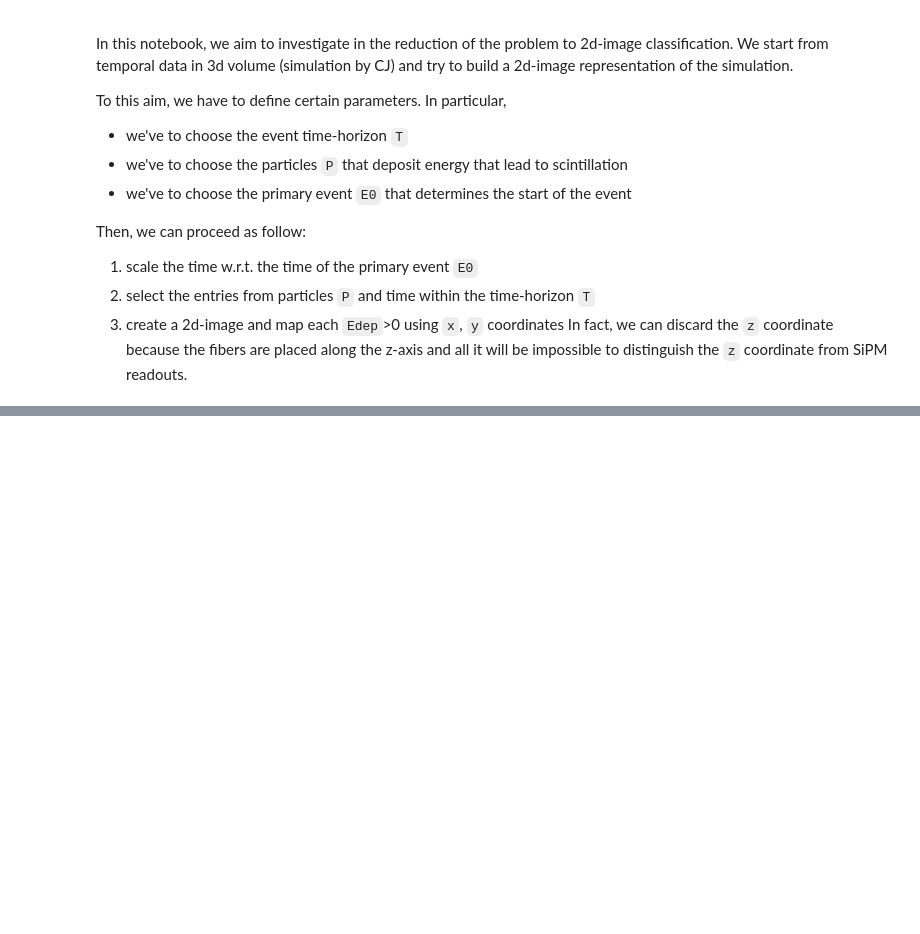
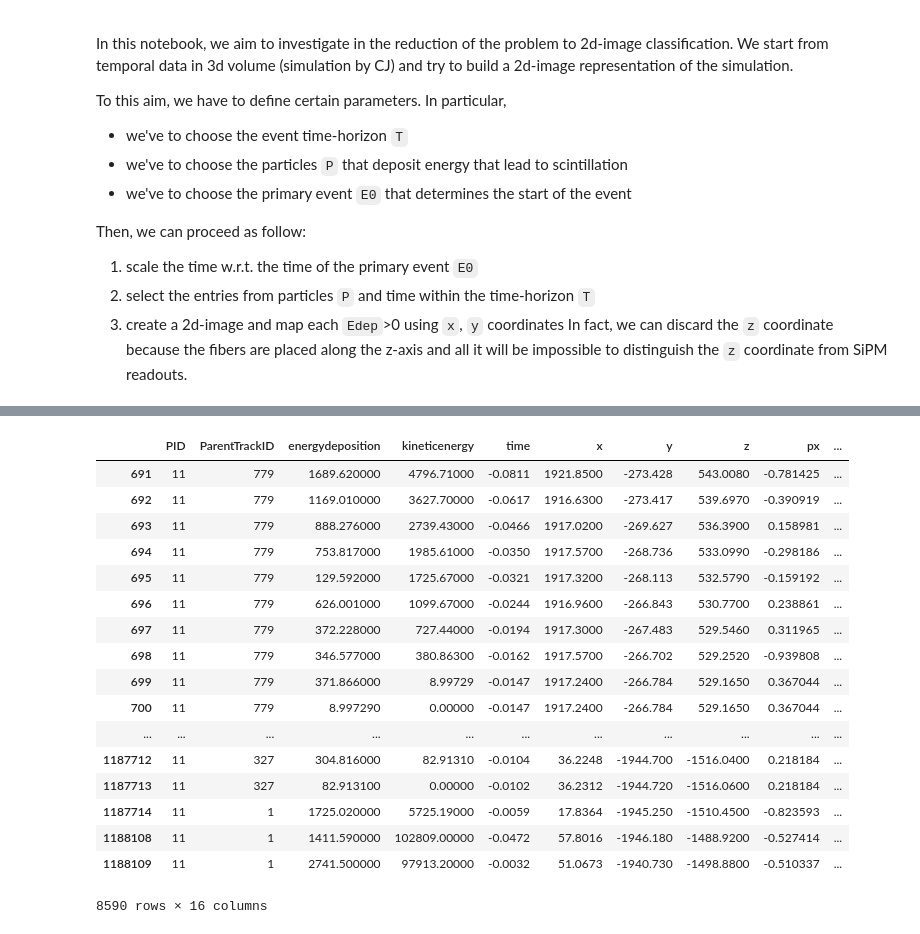
Before and after one commit to luigiberducci/ML4NP, a Jupyter notebook: Notebooks/simdata_in_2d_images.ipynb, the cells around one changed output, grey strips where cells are left out. Cells and saved outputs as stored; diff of their text form; code cells hidden in the pictures; blank space fills up the shorter version.

```diff
--- a/Notebooks/simdata_in_2d_images.ipynb
+++ b/Notebooks/simdata_in_2d_images.ipynb
@@ -41,0 +54,28 @@ It could be a good choice because there is any relation between the time of the
+# %%
+p_selection = df[(df.PID.isin([11,22])) & (df.energydeposition>0)].sort_values("time")
+
+primary = df[df.PID==13].sort_values("time").groupby("eventnumber").first().reset_index()
+primary_time = primary[["eventnumber", "time"]]
+
+p_selection = pd.merge(p_selection, primary_time, left_on="eventnumber", right_on="eventnumber", suffixes=("", "_m"))
+p_selection["time"] = p_selection["time"] - p_selection["time_m"]
+p_selection[p_selection.time<0]
+# %% [output]
+|  | PID | ParentTrackID | energydeposition | kineticenergy | time | x | y | z | px | ... |
+| 691 | 11 | 779 | 1689.620000 | 4796.71000 | -0.0811 | 1921.8500 | -273.428 | 543.0080 | -0.781425 | ... |
+| 692 | 11 | 779 | 1169.010000 | 3627.70000 | -0.0617 | 1916.6300 | -273.417 | 539.6970 | -0.390919 | ... |
+| 693 | 11 | 779 | 888.276000 | 2739.43000 | -0.0466 | 1917.0200 | -269.627 | 536.3900 | 0.158981 | ... |
+| 694 | 11 | 779 | 753.817000 | 1985.61000 | -0.0350 | 1917.5700 | -268.736 | 533.0990 | -0.298186 | ... |
+| 695 | 11 | 779 | 129.592000 | 1725.67000 | -0.0321 | 1917.3200 | -268.113 | 532.5790 | -0.159192 | ... |
+| 696 | 11 | 779 | 626.001000 | 1099.67000 | -0.0244 | 1916.9600 | -266.843 | 530.7700 | 0.238861 | ... |
+| 697 | 11 | 779 | 372.228000 | 727.44000 | -0.0194 | 1917.3000 | -267.483 | 529.5460 | 0.311965 | ... |
+| 698 | 11 | 779 | 346.577000 | 380.86300 | -0.0162 | 1917.5700 | -266.702 | 529.2520 | -0.939808 | ... |
+| 699 | 11 | 779 | 371.866000 | 8.99729 | -0.0147 | 1917.2400 | -266.784 | 529.1650 | 0.367044 | ... |
+| 700 | 11 | 779 | 8.997290 | 0.00000 | -0.0147 | 1917.2400 | -266.784 | 529.1650 | 0.367044 | ... |
+| ... | ... | ... | ... | ... | ... | ... | ... | ... | ... | ... |
+| 1187712 | 11 | 327 | 304.816000 | 82.91310 | -0.0104 | 36.2248 | -1944.700 | -1516.0400 | 0.218184 | ... |
+| 1187713 | 11 | 327 | 82.913100 | 0.00000 | -0.0102 | 36.2312 | -1944.720 | -1516.0600 | 0.218184 | ... |
+| 1187714 | 11 | 1 | 1725.020000 | 5725.19000 | -0.0059 | 17.8364 | -1945.250 | -1510.4500 | -0.823593 | ... |
+| 1188108 | 11 | 1 | 1411.590000 | 102809.00000 | -0.0472 | 57.8016 | -1946.180 | -1488.9200 | -0.527414 | ... |
+| 1188109 | 11 | 1 | 2741.500000 | 97913.20000 | -0.0032 | 51.0673 | -1940.730 | -1498.8800 | -0.510337 | ... |
+8590 rows × 16 columns
```
Also changed, not shown: parts of 5 cells of this notebook, 1 other file.
